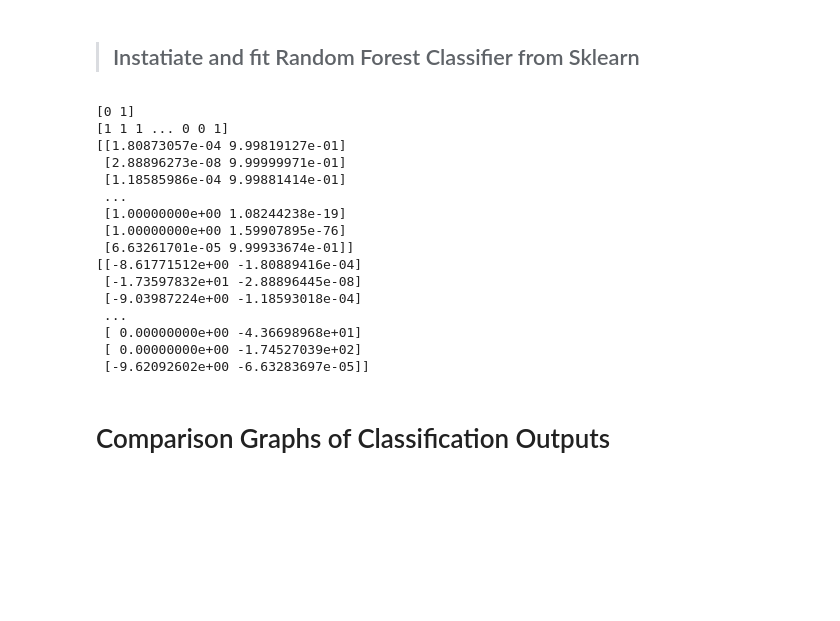
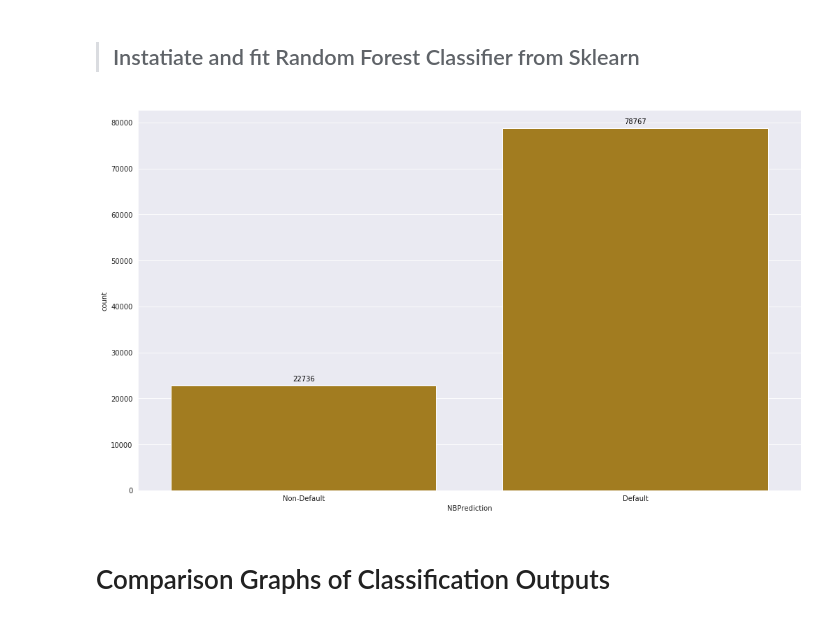
Before and after one commit to retrokyo/data_scripts_reeves, a Jupyter notebook: default_est.ipynb, the cells around one changed output. Drawn from its saved outputs; the diff is of its cells as text; code cells hidden in the pictures; blank space fills up the shorter version.

```diff
--- a/default_est.ipynb
+++ b/default_est.ipynb
@@ -272,22 +264,0 @@ df_test['ClassificationDiff'] = abs(df_test['RandomTreePrediction'] - df_test['N
-# %%
-print(naive_bayes_classifier.classes_)
-print(nb_predict)
-print(nb_probability)
-print(nb_log_proba)
-# %% [output]
-[0 1]
-[1 1 1 ... 0 0 1]
-[[1.80873057e-04 9.99819127e-01]
- [2.88896273e-08 9.99999971e-01]
- [1.18585986e-04 9.99881414e-01]
- ...
- [1.00000000e+00 1.08244238e-19]
- [1.00000000e+00 1.59907895e-76]
- [6.63261701e-05 9.99933674e-01]]
-[[-8.61771512e+00 -1.80889416e-04]
- [-1.73597832e+01 -2.88896445e-08]
- [-9.03987224e+00 -1.18593018e-04]
- ...
- [ 0.00000000e+00 -4.36698968e+01]
- [ 0.00000000e+00 -1.74527039e+02]
- [-9.62092602e+00 -6.63283697e-05]]
@@ -294,2 +268,18 @@ print(nb_log_proba)
+# %%
+nb_class_text = []
+nb_class_text.append(len(df_test[df_test['NBPrediction'] == 0].index))
+nb_class_text.append(len(df_test[df_test['NBPrediction'] == 1].index))
+# %%
+fig7, axs7 = plt.subplots(figsize=(17, 10))
+sns.countplot(df_test['NBPrediction'], color=palette_color[8], ax=axs7)
+axs7.set_xticklabels(['Non-Default', 'Default'])
+
+for i, v in enumerate(nb_class_text):
+  axs7.text(i, (v+1000), s=str(v), color='black', ha='center')
+
+plt.savefig('NBClassCount.png', bbox_inches='tight')
+plt.show()
+# %% [output]
+[figure, added]
 # %% [markdown]
 # Comparison Graphs of Classification Outputs
```
Also changed, not shown: parts of 5 cells of this notebook.
